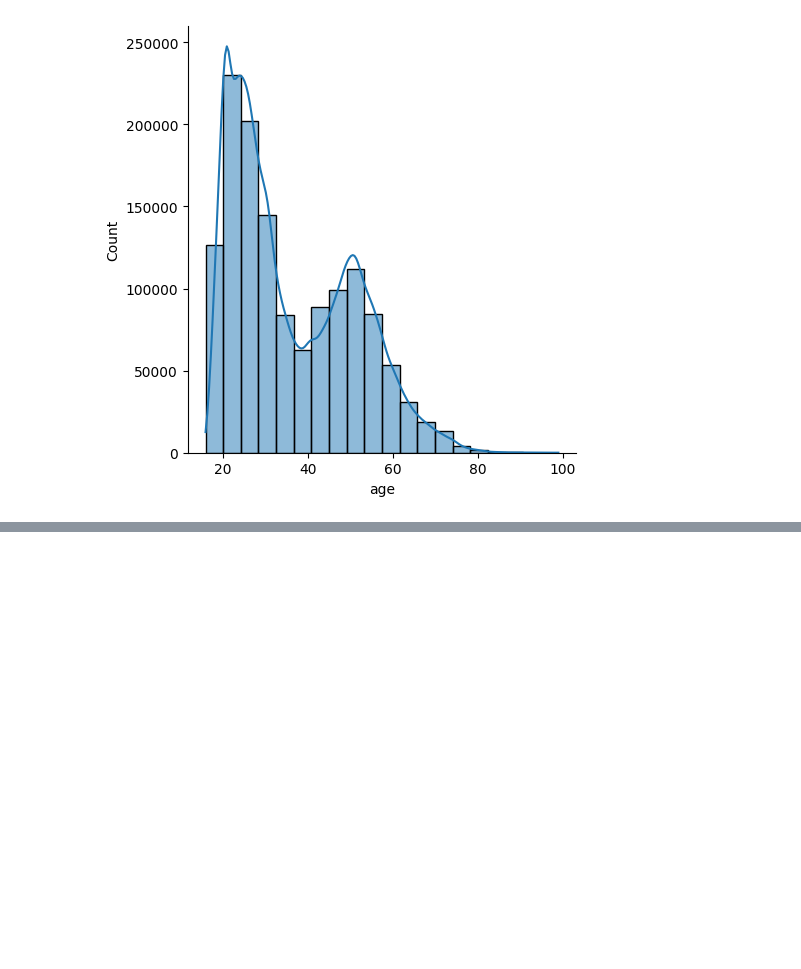
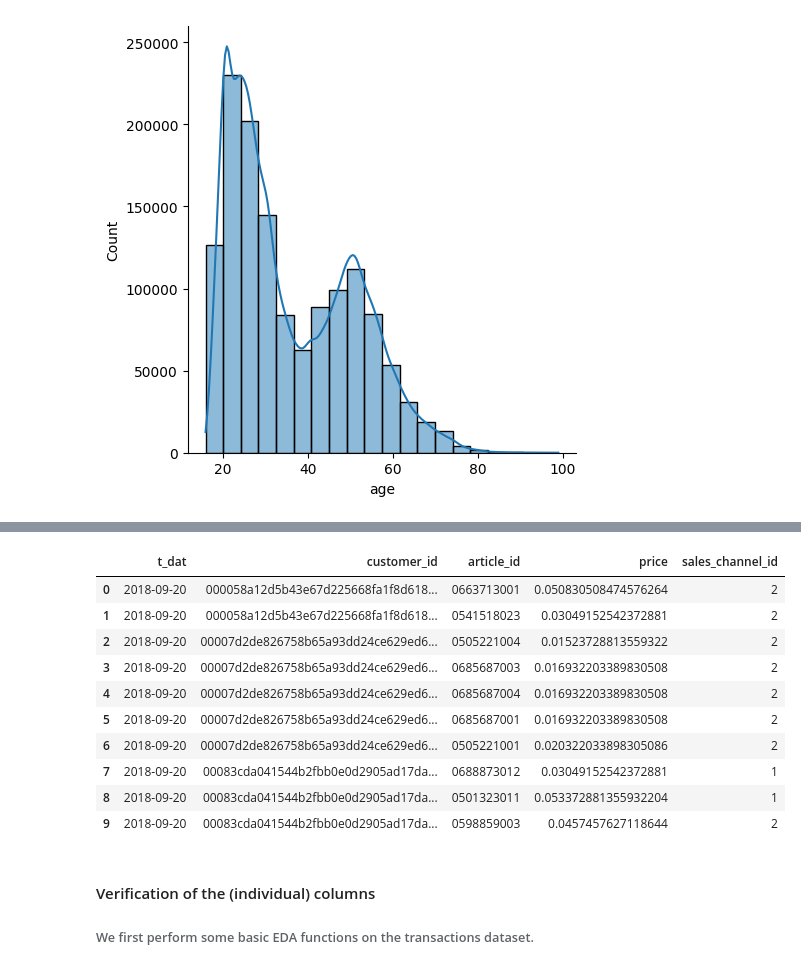
Before and after one commit to LienM/ai-project-23-24, a Jupyter notebook: MaksimKarnaukh/EDA.ipynb, the cells around one changed output, grey strips where cells are left out. Saved outputs shown, nothing was run; the diff lists cells and outputs as text; code cells hidden in the pictures; blank space fills up the shorter version.

Commit message:
notebook first version finished.

```diff
--- a/MaksimKarnaukh/EDA.ipynb
+++ b/MaksimKarnaukh/EDA.ipynb
@@ -371,0 +503,25 @@ graphs_by_age_group(customers)
+# %%
+# Specify the data types for specific columns in transactions_train.csv
+data_types_transactions = {
+    'price': str,
+    'article_id': str,
+}
+transactions_train = load_dataset("datasets/transactions_train.csv", data_types_transactions)
+# %%
+# Check the first 10 rows of the transactions dataset
+transactions_train.head(10)
+# %% [output]
+|  | t_dat | customer_id | article_id | price | sales_channel_id |
+| 0 | 2018-09-20 | 000058a12d5b43e67d225668fa1f8d618... | 0663713001 | 0.050830508474576264 | 2 |
+| 1 | 2018-09-20 | 000058a12d5b43e67d225668fa1f8d618... | 0541518023 | 0.03049152542372881 | 2 |
+| 2 | 2018-09-20 | 00007d2de826758b65a93dd24ce629ed6... | 0505221004 | 0.01523728813559322 | 2 |
+| 3 | 2018-09-20 | 00007d2de826758b65a93dd24ce629ed6... | 0685687003 | 0.016932203389830508 | 2 |
+| 4 | 2018-09-20 | 00007d2de826758b65a93dd24ce629ed6... | 0685687004 | 0.016932203389830508 | 2 |
+| 5 | 2018-09-20 | 00007d2de826758b65a93dd24ce629ed6... | 0685687001 | 0.016932203389830508 | 2 |
+| 6 | 2018-09-20 | 00007d2de826758b65a93dd24ce629ed6... | 0505221001 | 0.020322033898305086 | 2 |
+| 7 | 2018-09-20 | 00083cda041544b2fbb0e0d2905ad17da... | 0688873012 | 0.03049152542372881 | 1 |
+| 8 | 2018-09-20 | 00083cda041544b2fbb0e0d2905ad17da... | 0501323011 | 0.053372881355932204 | 1 |
+| 9 | 2018-09-20 | 00083cda041544b2fbb0e0d2905ad17da... | 0598859003 | 0.0457457627118644 | 2 |
+# %% [markdown]
+#### Verification of the (individual) columns
+###### We first perform some basic EDA functions on the transactions dataset.
```
Also changed, not shown: parts of 61 cells of this notebook, 1 other file.
